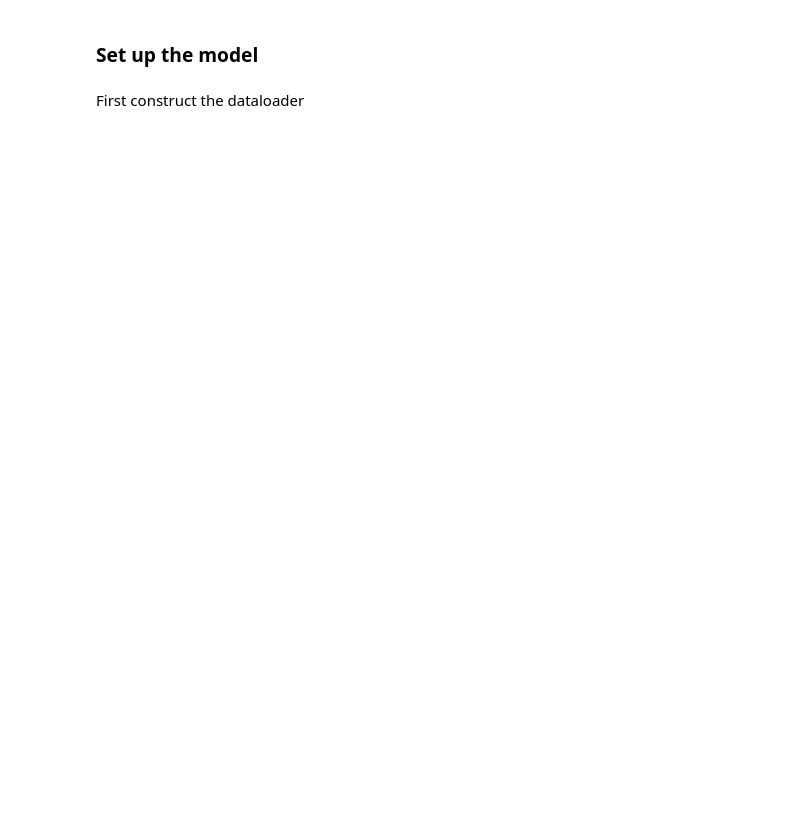
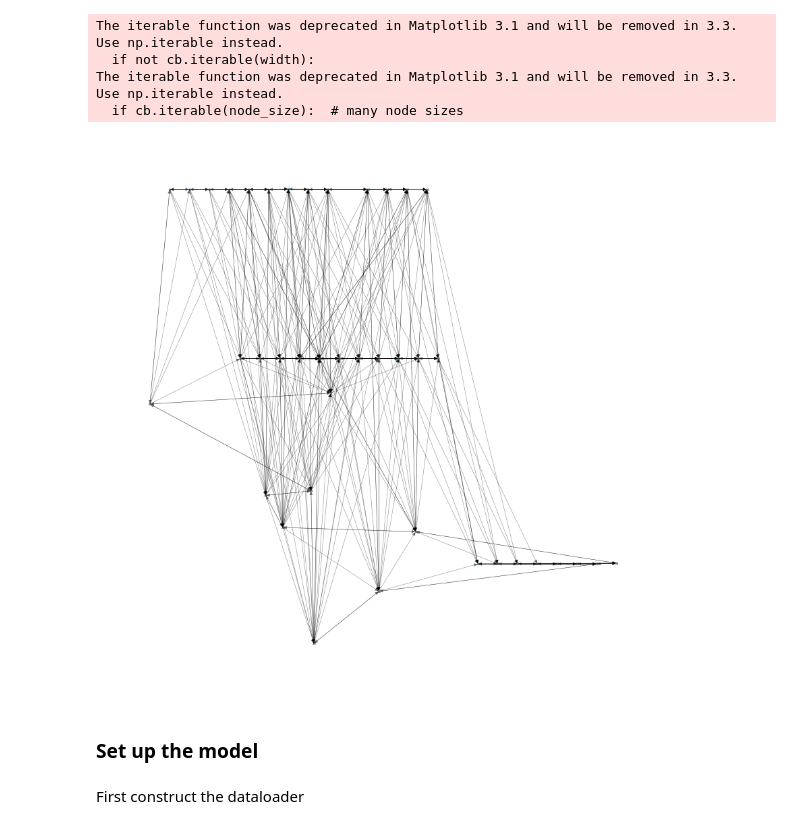
Before and after one commit to andyknap/GNN-for-trans-grouping, a Jupyter notebook: model investigation notebook.ipynb, the cells around one changed output. Drawn from its saved outputs; the diff is of its cells as text; code cells hidden in the pictures; blank space fills up the shorter version.

```diff
--- a/model investigation notebook.ipynb
+++ b/model investigation notebook.ipynb
@@ -83,3 +87,23 @@ len(edge_features_lst)
+# %%
+data = graph_constructors.make_pyg_graph(d_arr, a_arr, g_arr)
+# %%
+node_ids = [x for x in range(len(d_arr))]
+positions_list = [(x[0], x[1]) for x in data['pos'].tolist()]
+pos_dict = dict(zip(node_ids, positions_list))
+# %%
+g = torch_geometric.utils.to_networkx(data, node_attrs=None, edge_attrs=None)
+# %%
+fig, ax = plt.subplots(1, 1, figsize=(15, 15))
+nx.draw_networkx(g, ax=ax, node_size=5,
+                 font_size=6, alpha=.5,
+                 width=.5, pos = pos_dict)
+ax.set_axis_off()
+# %% [output]
+The iterable function was deprecated in Matplotlib 3.1 and will be removed in 3.3. Use np.iterable instead.
+  if not cb.iterable(width):
+The iterable function was deprecated in Matplotlib 3.1 and will be removed in 3.3. Use np.iterable instead.
+  if cb.iterable(node_size):  # many node sizes
+[figure, added]
 # %% [markdown]
 ### Set up the model
 # %% [markdown]
```
Also changed, not shown: parts of 51 cells of this notebook, 3 other files.
